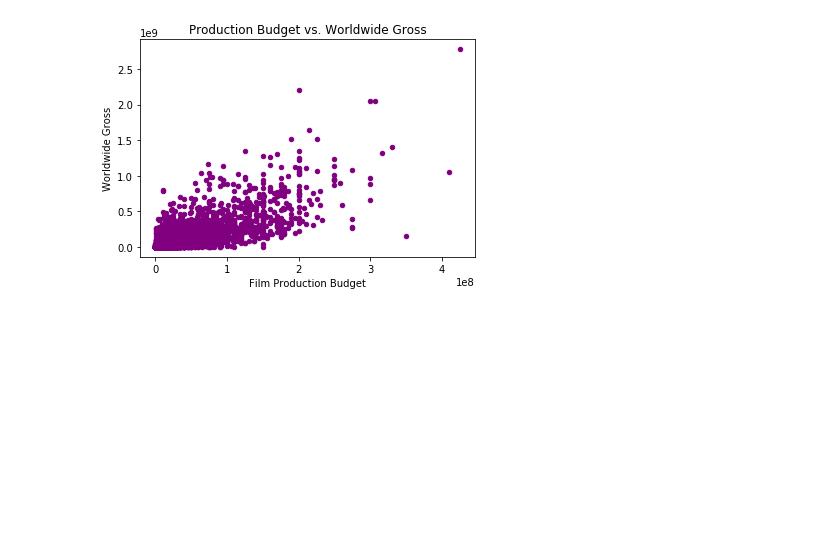
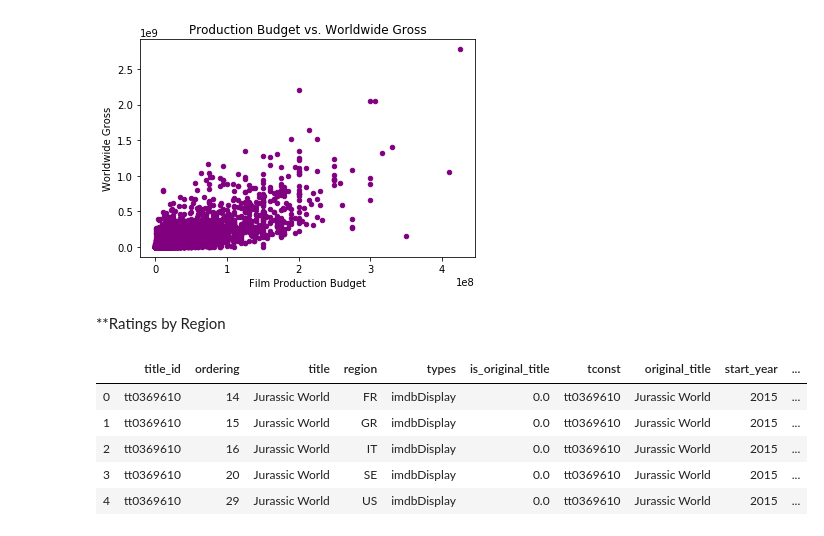
Before and after one commit to EricaSG/dsc-mod-1-project-v2-1-onl01-dtsc-ft-041320, a Jupyter notebook: student.ipynb, the cells around one changed output. Drawn from its saved outputs; the diff is of its cells as text; code cells hidden in the pictures; blank space fills up the shorter version.

```diff
--- a/student.ipynb
+++ b/student.ipynb
@@ -732,3 +732,5 @@ plt.show()
 <Figure size 864x576 with 0 Axes>
 [figure]
 [figure]
+# %% [markdown]
+**Ratings by Region
@@ -734,0 +740,10 @@ plt.show()
+# %%
+titleakas_ratings_df = imdb_titlea_df.merge(imdb_ratings_basics_df) #Merge Title AKAs and IMDB Ratings by "title" column
+titleakas_ratings_df.head()
+# %% [output]
+|  | title_id | ordering | title | region | types | is_original_title | tconst | original_title | start_year | ... |
+| 0 | tt0369610 | 14 | Jurassic World | FR | imdbDisplay | 0.0 | tt0369610 | Jurassic World | 2015 | ... |
+| 1 | tt0369610 | 15 | Jurassic World | GR | imdbDisplay | 0.0 | tt0369610 | Jurassic World | 2015 | ... |
+| 2 | tt0369610 | 16 | Jurassic World | IT | imdbDisplay | 0.0 | tt0369610 | Jurassic World | 2015 | ... |
+| 3 | tt0369610 | 20 | Jurassic World | SE | imdbDisplay | 0.0 | tt0369610 | Jurassic World | 2015 | ... |
+| 4 | tt0369610 | 29 | Jurassic World | US | imdbDisplay | 0.0 | tt0369610 | Jurassic World | 2015 | ... |
```
Also changed, not shown: parts of 4 cells of this notebook.
